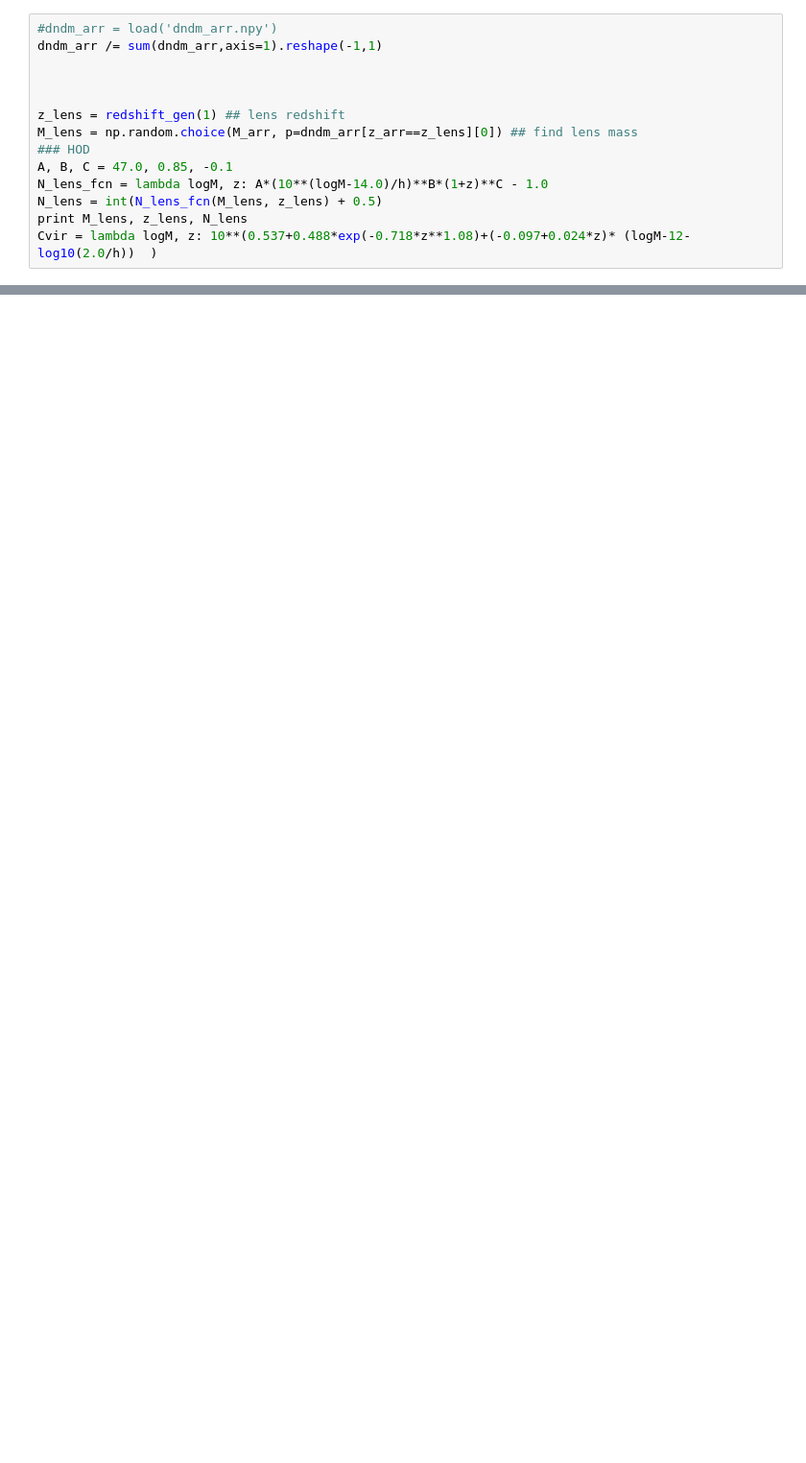
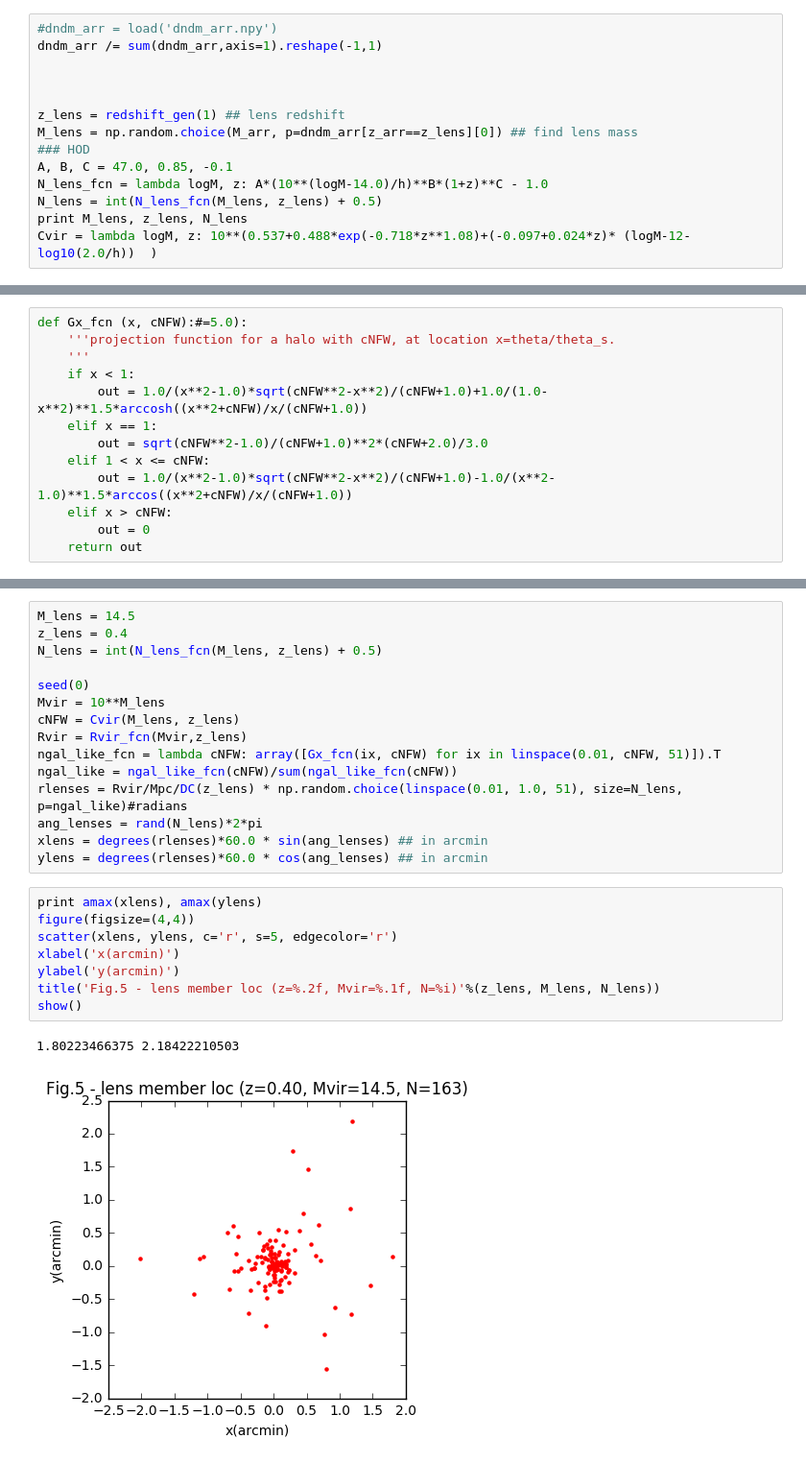
Before and after one commit to liuxx479/peak-bias, a Jupyter notebook: plots.ipynb, the cells around one changed output, grey strips where cells are left out. Shown at 96% size. Drawn from its saved outputs; the diff is of its cells as text; blank space fills up the shorter version.

```diff
--- a/plots.ipynb
+++ b/plots.ipynb
@@ -103,0 +106,13 @@ show()
+# %%
+def Gx_fcn (x, cNFW):#=5.0):
+    '''projection function for a halo with cNFW, at location x=theta/theta_s.
+    '''
+    if x < 1:
+        out = 1.0/(x**2-1.0)*sqrt(cNFW**2-x**2)/(cNFW+1.0)+1.0/(1.0-x**2)**1.5*arccosh((x**2+cNFW)/x/(cNFW+1.0))
+    elif x == 1:
+        out = sqrt(cNFW**2-1.0)/(cNFW+1.0)**2*(cNFW+2.0)/3.0
+    elif 1 < x <= cNFW:
+        out = 1.0/(x**2-1.0)*sqrt(cNFW**2-x**2)/(cNFW+1.0)-1.0/(x**2-1.0)**1.5*arccos((x**2+cNFW)/x/(cNFW+1.0))
+    elif x > cNFW:
+        out = 0
+    return out
@@ -103,0 +150,26 @@ show()
+# %%
+M_lens = 14.5
+z_lens = 0.4
+N_lens = int(N_lens_fcn(M_lens, z_lens) + 0.5)
+
+seed(0)
+Mvir = 10**M_lens
+cNFW = Cvir(M_lens, z_lens)
+Rvir = Rvir_fcn(Mvir,z_lens)
+ngal_like_fcn = lambda cNFW: array([Gx_fcn(ix, cNFW) for ix in linspace(0.01, cNFW, 51)]).T
+ngal_like = ngal_like_fcn(cNFW)/sum(ngal_like_fcn(cNFW))
+rlenses = Rvir/Mpc/DC(z_lens) * np.random.choice(linspace(0.01, 1.0, 51), size=N_lens, p=ngal_like)#radians
+ang_lenses = rand(N_lens)*2*pi
+xlens = degrees(rlenses)*60.0 * sin(ang_lenses) ## in arcmin
+ylens = degrees(rlenses)*60.0 * cos(ang_lenses) ## in arcmin
+# %%
+print amax(xlens), amax(ylens)
+figure(figsize=(4,4))
+scatter(xlens, ylens, c='r', s=5, edgecolor='r')
+xlabel('x(arcmin)')
+ylabel('y(arcmin)')
+title('Fig.5 - lens member loc (z=%.2f, Mvir=%.1f, N=%i)'%(z_lens, M_lens, N_lens))
+show()
+# %% [output]
+1.80223466375 2.18422210503
+[figure, added]
```
Also changed, not shown: parts of 6 cells of this notebook, 1 other file.
